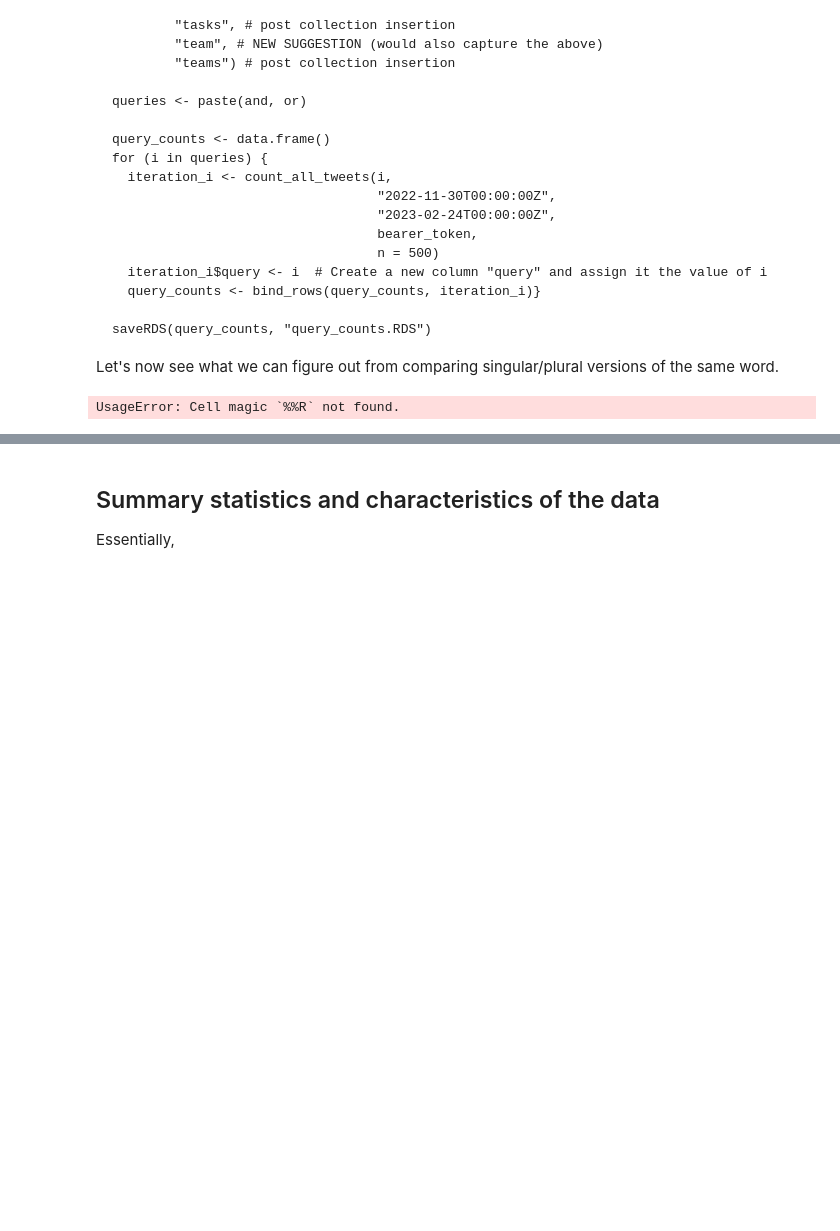
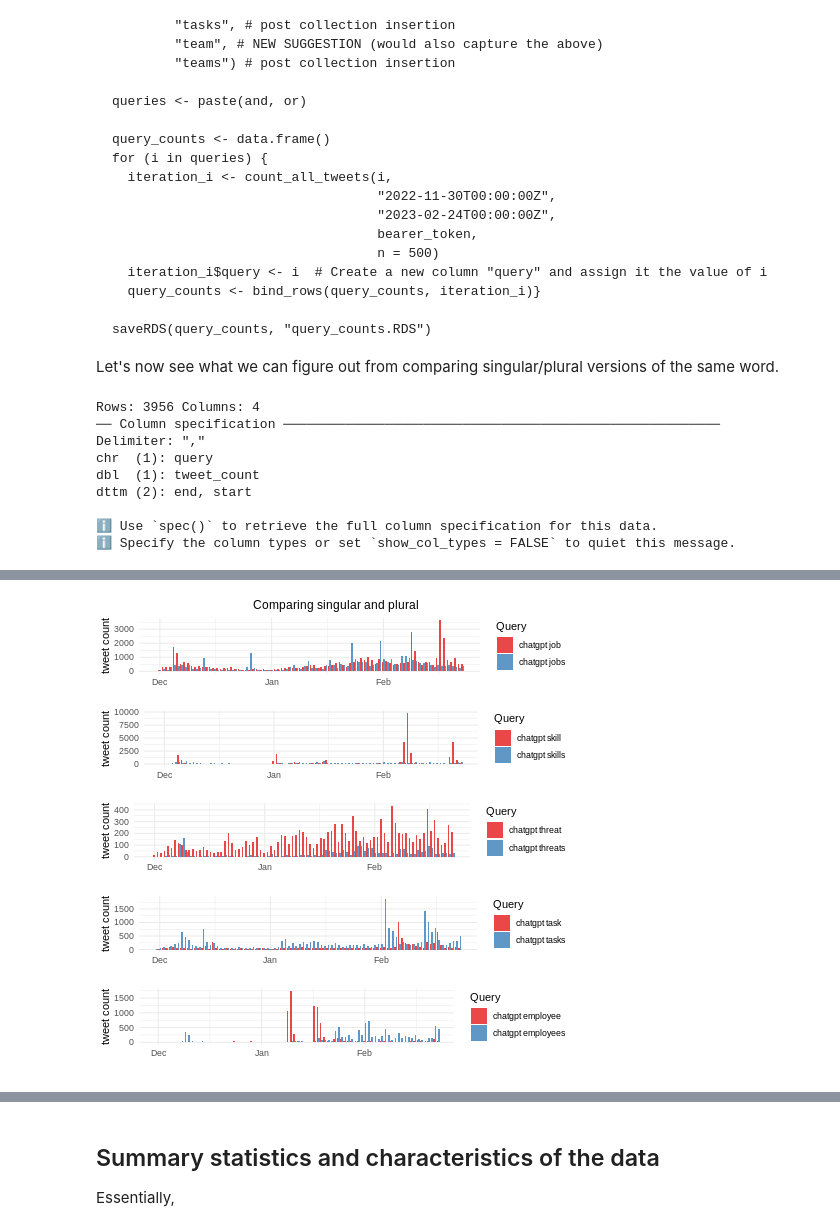
Before and after one commit to simonabisiani/chatgpt_employment, a Jupyter notebook: ChatGPT_employment_project.ipynb, the cells around one changed output, grey strips where cells are left out. Saved outputs shown, nothing was run; the diff lists cells and outputs as text; code cells hidden in the pictures; blank space fills up the shorter version.

```diff
--- a/ChatGPT_employment_project.ipynb
+++ b/ChatGPT_employment_project.ipynb
@@ -145,68 +157,74 @@ saveRDS(query_counts, "query_counts.RDS")
 Let's now see what we can figure out from comparing singular/plural versions of the same word.
 # %%
 %%R
+
+library(tidyverse)
+
 query_counts <- read_csv("/content/chatgpt_employment/query_counts.csv")
 
 library(RColorBrewer)
 
 # JOB VS JOBS
-query_counts %>%
+p1 <- query_counts %>%
   filter(str_detect(query, "job")) %>%
 ggplot(aes(x = as.Date(start), y = tweet_count, fill = query)) +
   geom_bar(stat = "identity", alpha = 0.8, position = "dodge") +
   scale_fill_brewer(palette = "Set1", name = "Query")+
   theme_minimal()+
   xlab("")+
-  ylab("tweet count") +
-  ggtitle("")+
-  labs(subtitle = "")
+  ylab("tweet count")
 
 # SKILL VS SKILLS
-query_counts %>%
+p2 <- query_counts %>%
   filter(str_detect(query, "skill")) %>%
   ggplot(aes(x = as.Date(start), y = tweet_count, fill = query)) +
   geom_bar(stat = "identity", alpha = 0.8, position = "dodge") +
   scale_fill_brewer(palette = "Set1", name = "Query")+
   theme_minimal()+
   xlab("")+
-  ylab("tweet count") +
-  ggtitle("")+
-  labs(subtitle = "")
+  ylab("tweet count")
 
 # THREAT VS THREATS
-query_counts %>%
+p3 <- query_counts %>%
   filter(str_detect(query, "threat")) %>%
   ggplot(aes(x = as.Date(start), y = tweet_count, fill = query)) +
   geom_bar(stat = "identity", alpha = 0.8, position = "dodge") +
   scale_fill_brewer(palette = "Set1", name = "Query")+
   theme_minimal()+
   xlab("")+
-  ylab("tweet count") +
-  ggtitle("")+
-  labs(subtitle = "")
+  ylab("tweet count")
 
 # TASK VS TASKS
-query_counts %>%
+p4 <- query_counts %>%
   filter(str_detect(query, "task")) %>%
   ggplot(aes(x = as.Date(start), y = tweet_count, fill = query)) +
   geom_bar(stat = "identity", alpha = 0.8, position = "dodge") +
   scale_fill_brewer(palette = "Set1", name = "Query")+
   theme_minimal()+
   xlab("")+
-  ylab("tweet count") +
-  ggtitle("")+
-  labs(subtitle = "")
+  ylab("tweet count")
 
 # EMPLOYEE VS EMPLOYEES
-query_counts %>%
+p5 <- query_counts %>%
   filter(str_detect(query, "employee")) %>%
   ggplot(aes(x = as.Date(start), y = tweet_count, fill = query)) +
   geom_bar(stat = "identity", alpha = 0.8, position = "dodge") +
   scale_fill_brewer(palette = "Set1", name = "Query")+
   theme_minimal()+
   xlab("")+
-  ylab("tweet count") +
-  ggtitle("")+
-  labs(subtitle = "")
+  ylab("tweet count")
+
+library(grid)
+install.packages("gridExtra")
+library(gridExtra)
+grid.arrange(p1, p2, p3, p4, p5, ncol = 1, top = "Comparing singular and plural")
 # %% [output]
-UsageError: Cell magic `%%R` not found.
+Rows: 3956 Columns: 4
+── Column specification ────────────────────────────────────────────────────────
+Delimiter: ","
+chr  (1): query
+dbl  (1): tweet_count
+dttm (2): end, start
+
+ℹ Use `spec()` to retrieve the full column specification for this data.
+ℹ Specify the column types or set `show_col_types = FALSE` to quiet this message.
@@ -213 +248,2 @@ UsageError: Cell magic `%%R` not found.
+[figure, added]
 # %% [markdown]
```
Also changed, not shown: parts of 4 cells of this notebook.
